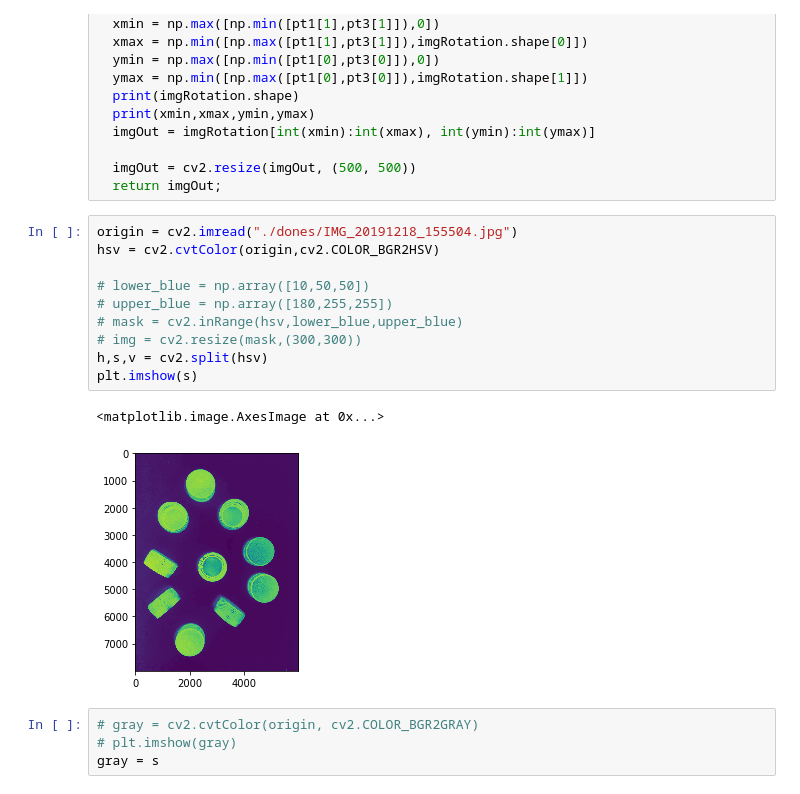
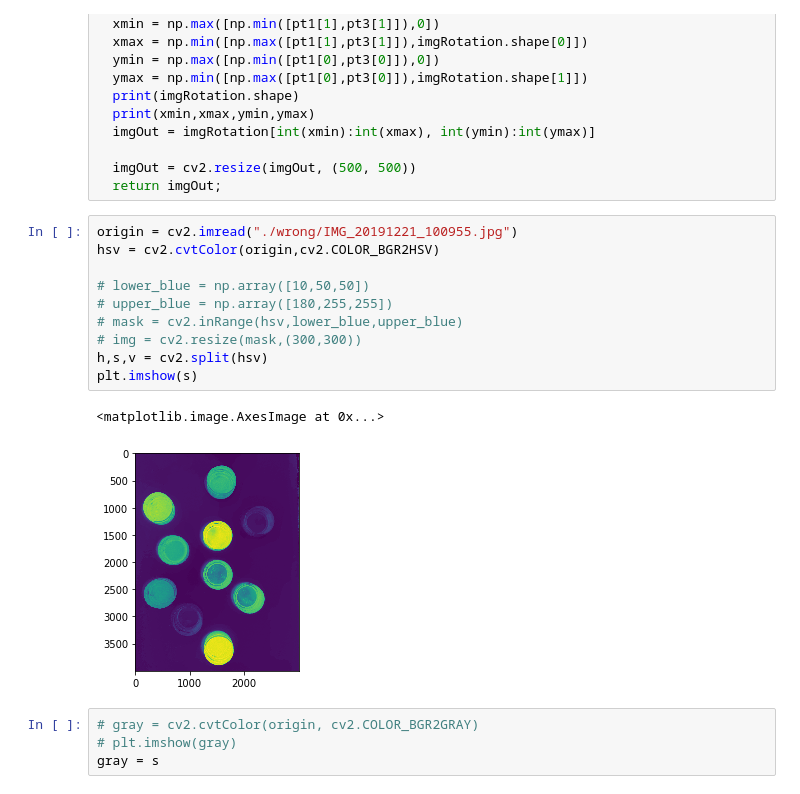
Before and after one commit to zhaoxuyang13/CapDetect, a Jupyter notebook: test(1).ipynb, the cells around one changed output. Saved outputs shown, nothing was run; the diff lists cells and outputs as text.

```diff
--- a/test(1).ipynb
+++ b/test(1).ipynb
@@ -40,18 +40,18 @@ def rotateImage(img, degree, pt1, pt2, pt3, pt4):
   imgOut = cv2.resize(imgOut, (500, 500))
   return imgOut;
 # %%
-origin = cv2.imread("./dones/IMG_20191218_155504.jpg")
+origin = cv2.imread("./wrong/IMG_20191221_100955.jpg")
 hsv = cv2.cvtColor(origin,cv2.COLOR_BGR2HSV)
 
 # lower_blue = np.array([10,50,50])
 # upper_blue = np.array([180,255,255])
 # mask = cv2.inRange(hsv,lower_blue,upper_blue)
 # img = cv2.resize(mask,(300,300))
 h,s,v = cv2.split(hsv)
 plt.imshow(s)
 # %% [output]
 <matplotlib.image.AxesImage at 0x...>
-[figure, old version]
+[figure, new version]
 # %%
 # gray = cv2.cvtColor(origin, cv2.COLOR_BGR2GRAY)
 # plt.imshow(gray)
```
Also changed, not shown: parts of 6 cells of this notebook, 5 other files.
